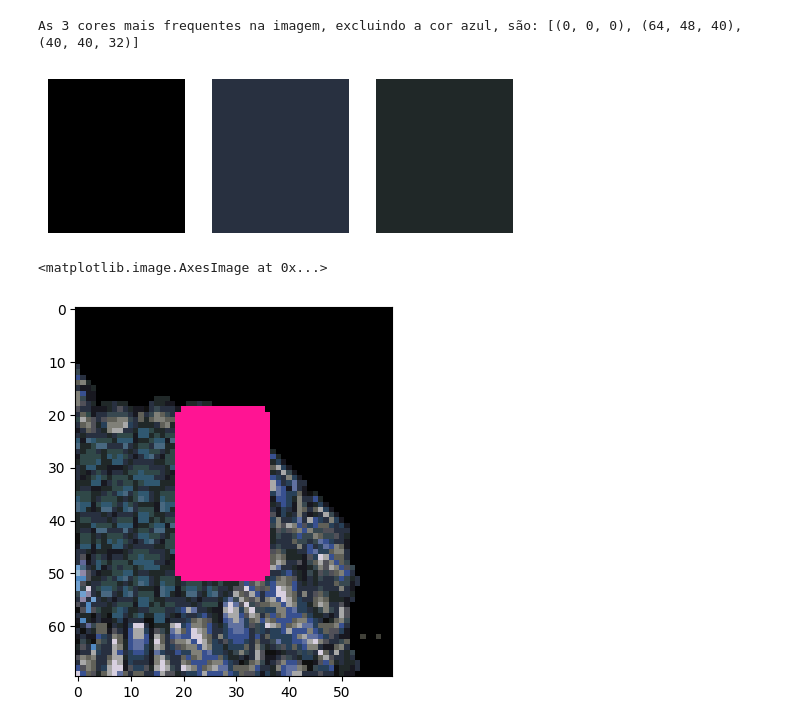
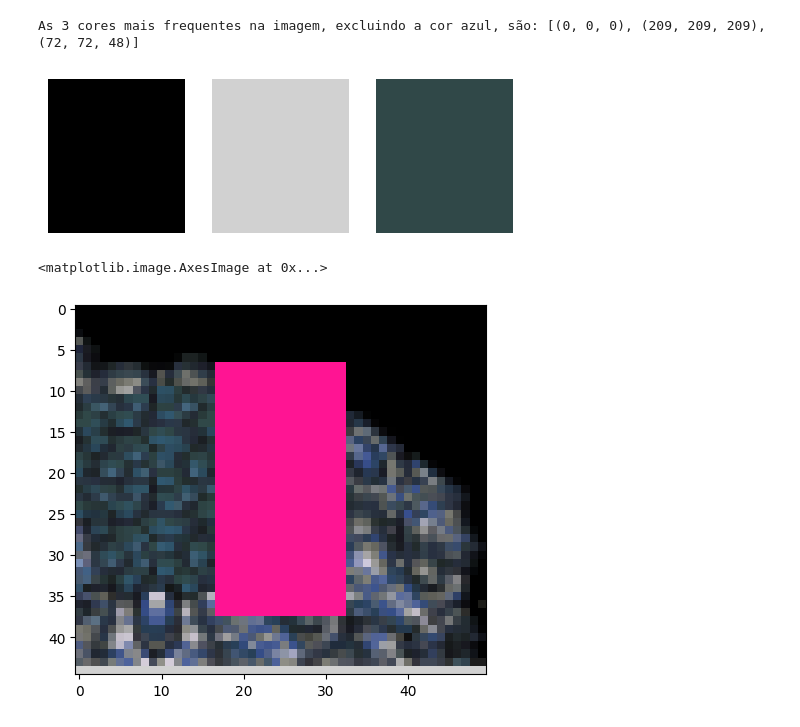
Before and after one commit to MatheusCastellucci/Projeto-CV, a Jupyter notebook: scripts/reconhecimento_cor_pe_do_player.ipynb, the cells around one changed output. Saved outputs shown, nothing was run; the diff lists cells and outputs as text; code cells hidden in the pictures.

```diff
--- a/scripts/reconhecimento_cor_pe_do_player.ipynb
+++ b/scripts/reconhecimento_cor_pe_do_player.ipynb
@@ -5,13 +6,10 @@ import matplotlib.pyplot as plt
 # %%
 query = cv2.imread('..\FFVI\\Dialog\\texto_baixo.png')
-train = cv2.imread('..\FFVI\\Dialog\\textbox.png')
 
-query_g = cv2.cvtColor(query, cv2.COLOR_BGR2GRAY)
-train_g = cv2.cvtColor(train, cv2.COLOR_BGR2GRAY)
+query = cv2.resize(query, (240,150))
 
 # query_height, query_width = query.shape
 # train_height, train_width = train.shape
-
 plt.imshow(query)
 # %% [output]
 <matplotlib.image.AxesImage at 0x...>
@@ -18,0 +46,27 @@ plt.imshow(query)
+# %%
+def desenhar_retangulo_central(imagem):
+    # Obtém as dimensões da imagem
+    altura_imagem, largura_imagem, _ = imagem.shape
+
+    #Caracteristicas retangulo
+    largura, altura = 15, 30
+    cor = (255, 20, 147)
+
+    # Calcula as coordenadas do retângulo para que ele fique centralizado
+    x = int((largura_imagem - largura) / 2)
+    y = int((altura_imagem - altura) / 2)
+
+    # Desenha o retângulo na imagem
+    cv2.rectangle(imagem, (x, y), (x + largura, y + altura), cor, thickness=cv2.FILLED)
+
+    # Retorna a imagem com o retângulo desenhado
+    return imagem
+
+# Carrega a imagem
+imagem = quadrado_central
+
+# Desenha o retângulo central na imagem
+imagem_com_retangulo = desenhar_retangulo_central(imagem)
+
+# Mostra a imagem com o retângulo
+plt.imshow(imagem_com_retangulo)
@@ -94,7 +182,7 @@ def cores_mais_frequentes(imagem, cor_referencia=None):
     return [cor[0][::-1] for cor in cores_mais_frequentes]
 
 # Carrega a imagem
-imagem = regiao_recortada
+imagem = imagem_com_retangulo
 
 # Define a cor azul como a cor de referência (BGR)
 cor_referencia = (255, 20, 147)
@@ -103,25 +191,25 @@ cor_referencia = (255, 20, 147)
 cores_mais_frequentes = cores_mais_frequentes(imagem, cor_referencia)
 print("As 3 cores mais frequentes na imagem, excluindo a cor azul, são:", cores_mais_frequentes)
 # %% [output]
-As 3 cores mais frequentes na imagem, excluindo a cor azul, são: [(0, 0, 0), (64, 48, 40), (40, 40, 32)]
+As 3 cores mais frequentes na imagem, excluindo a cor azul, são: [(0, 0, 0), (209, 209, 209), (72, 72, 48)]
 # %%
 import numpy as np
 import matplotlib.pyplot as plt
 
 def mostrar_cores(lista_cores):
     fig, axs = plt.subplots(1, len(lista_cores), figsize=(len(lista_cores)*2, 2))
 
     for i, cor in enumerate(lista_cores):
         cor_rgb = np.array(cor[::-1]) / 255.0  # Converte de formato BGR para RGB e normaliza
         axs[i].imshow([[cor_rgb]], extent=[0, 1, 0, 1], aspect='auto')
         axs[i].axis('off')
 
     plt.show()
 
 # Exemplo de uso
 mostrar_cores(cores_mais_frequentes)
-plt.imshow(regiao_recortada)
+plt.imshow(imagem_com_retangulo)
 # %% [output]
-[figure, old version]
+[figure, new version]
 <matplotlib.image.AxesImage at 0x...>
-[figure, old version]
+[figure, new version]
```
Also changed, not shown: parts of 10 cells of this notebook.
